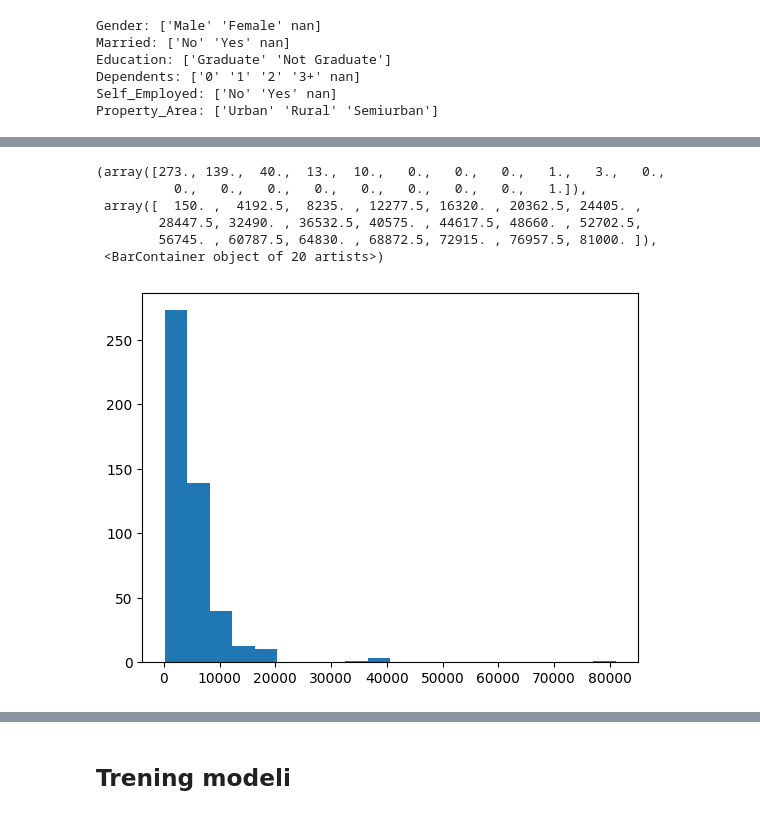
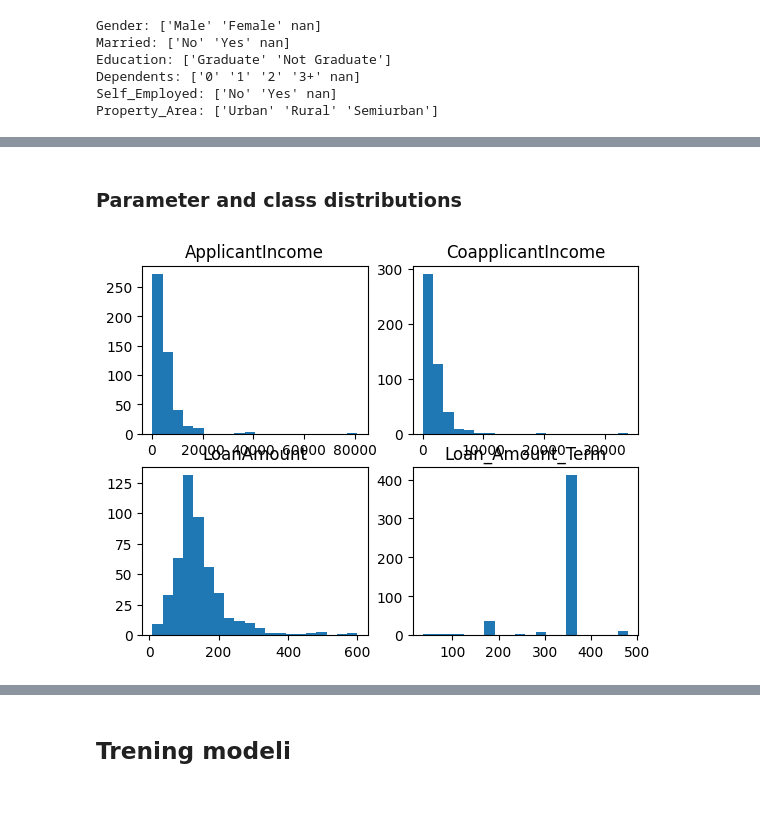
Before and after one commit to Mimikkk/2023-iswd, a Jupyter notebook: project-3-preferential/notebook.ipynb, the cells around one changed output, grey strips where cells are left out. Cells and saved outputs as stored; diff of their text form; code cells hidden in the pictures.

```diff
--- a/project-3-preferential/notebook.ipynb
+++ b/project-3-preferential/notebook.ipynb
@@ -200,13 +216,13 @@ cov.mask(np.abs(cov) < 0.1, None)
 | Credit_History | NaN | NaN | NaN | NaN | NaN | -1.124526e+02 | -8.038516e+00 | ... |
 | Property_Area | NaN | NaN | NaN | NaN | NaN | -2.339510e+02 | 1.329155e+01 | ... |
 | Loan_Status | NaN | NaN | NaN | NaN | NaN | -1.130726e+02 | -5.931973e+01 | ... |
-# %%
-plt.hist(train["ApplicantIncome"], bins=20)
-# %% [output]
-(array([273., 139.,  40.,  13.,  10.,   0.,   0.,   0.,   1.,   3.,   0.,
-          0.,   0.,   0.,   0.,   0.,   0.,   0.,   0.,   1.]),
- array([  150. ,  4192.5,  8235. , 12277.5, 16320. , 20362.5, 24405. ,
-        28447.5, 32490. , 36532.5, 40575. , 44617.5, 48660. , 52702.5,
-        56745. , 60787.5, 64830. , 68872.5, 72915. , 76957.5, 81000. ]),
- <BarContainer object of 20 artists>)
-[figure, removed]
+# %% [markdown]
+### Parameter and class distributions
+# %%
+fig, axs = plt.subplots(2, 2)
+params = ["ApplicantIncome", "CoapplicantIncome", "LoanAmount", "Loan_Amount_Term"]
+for i, param in enumerate(params):
+  axs[i // 2, i % 2].hist(train[param], bins=20)
+  axs[i // 2, i % 2].set_title(param)
+# %% [output]
+[figure, added]
```
Also changed, not shown: parts of 4 cells of this notebook.
